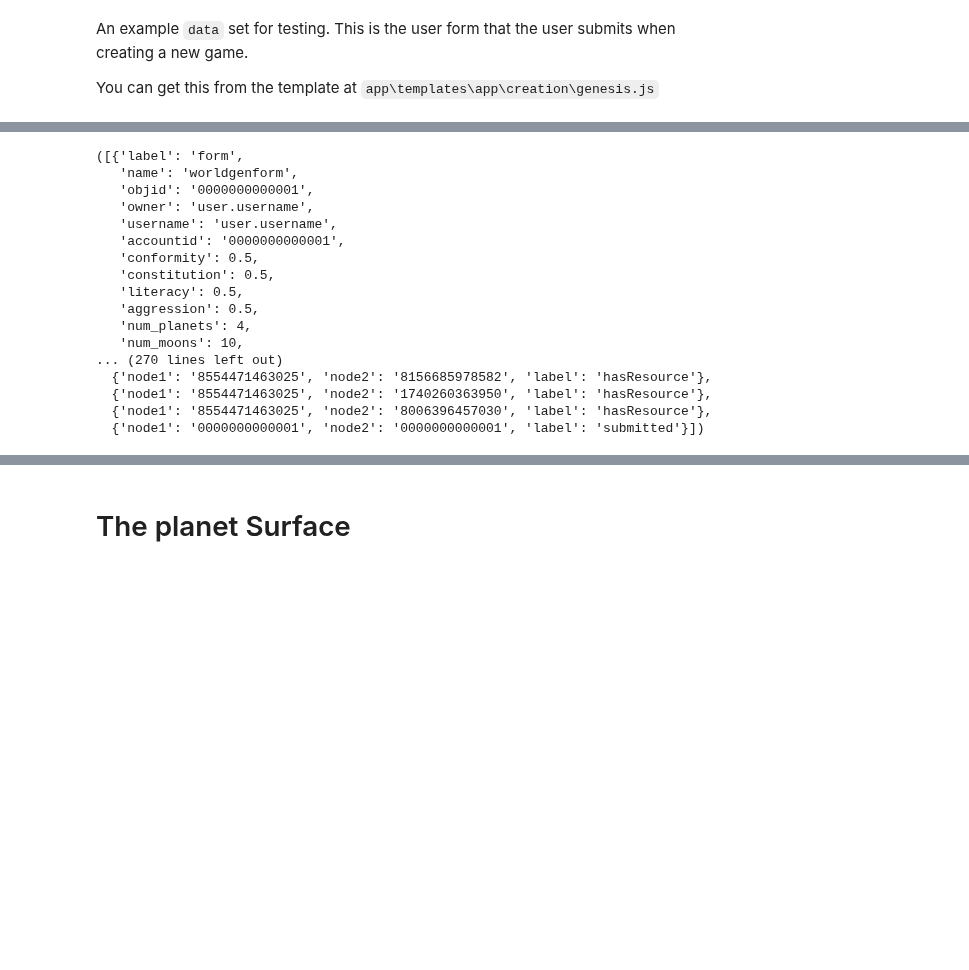
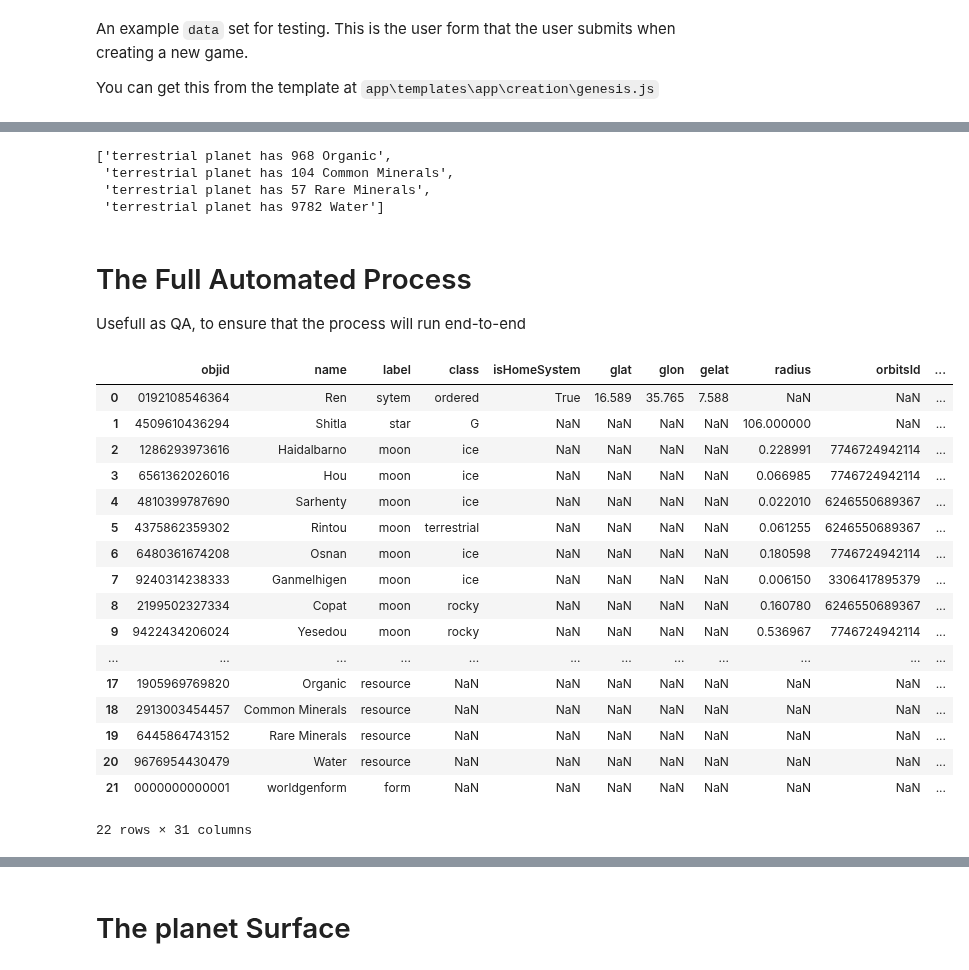
Before and after one commit to BillmanH/exoplanets, a Jupyter notebook: notebooks/planets/Genesis.ipynb, the cells around one changed output, grey strips where cells are left out. Cells and saved outputs as stored; diff of their text form; code cells hidden in the pictures; blank space fills up the shorter version.

```diff
--- a/notebooks/planets/Genesis.ipynb
+++ b/notebooks/planets/Genesis.ipynb
@@ -49,21 +271,36 @@ data = {
+# %%
+[
+    f"{i.location.type} {i.location.label} has {i.volume} {i.name}"
+    for i in home_planet.resources
+]
+# %% [output]
+['terrestrial planet has 968 Organic',
+ 'terrestrial planet has 104 Common Minerals',
+ 'terrestrial planet has 57 Rare Minerals',
+ 'terrestrial planet has 9782 Water']
+# %% [markdown]
+# The Full Automated Process
+
+Usefull as QA, to ensure that the process will run end-to-end
 # %%
 homesystem_data = universe.build_homeSystem(data, username="notebook")
-homesystem_data
+pd.DataFrame(homesystem_data["nodes"])
 # %% [output]
+|  | objid | name | label | class | isHomeSystem | glat | glon | gelat | radius | orbitsId | ... |
+| 0 | 0192108546364 | Ren | sytem | ordered | True | 16.589 | 35.765 | 7.588 | NaN | NaN | ... |
+| 1 | 4509610436294 | Shitla | star | G | NaN | NaN | NaN | NaN | 106.000000 | NaN | ... |
+| 2 | 1286293973616 | Haidalbarno | moon | ice | NaN | NaN | NaN | NaN | 0.228991 | 7746724942114 | ... |
+| 3 | 6561362026016 | Hou | moon | ice | NaN | NaN | NaN | NaN | 0.066985 | 7746724942114 | ... |
+| 4 | 4810399787690 | Sarhenty | moon | ice | NaN | NaN | NaN | NaN | 0.022010 | 6246550689367 | ... |
+| 5 | 4375862359302 | Rintou | moon | terrestrial | NaN | NaN | NaN | NaN | 0.061255 | 6246550689367 | ... |
+| 6 | 6480361674208 | Osnan | moon | ice | NaN | NaN | NaN | NaN | 0.180598 | 7746724942114 | ... |
+| 7 | 9240314238333 | Ganmelhigen | moon | ice | NaN | NaN | NaN | NaN | 0.006150 | 3306417895379 | ... |
+| 8 | 2199502327334 | Copat | moon | rocky | NaN | NaN | NaN | NaN | 0.160780 | 6246550689367 | ... |
+| 9 | 9422434206024 | Yesedou | moon | rocky | NaN | NaN | NaN | NaN | 0.536967 | 7746724942114 | ... |
+| ... | ... | ... | ... | ... | ... | ... | ... | ... | ... | ... | ... |
+| 17 | 1905969769820 | Organic | resource | NaN | NaN | NaN | NaN | NaN | NaN | NaN | ... |
+| 18 | 2913003454457 | Common Minerals | resource | NaN | NaN | NaN | NaN | NaN | NaN | NaN | ... |
+| 19 | 6445864743152 | Rare Minerals | resource | NaN | NaN | NaN | NaN | NaN | NaN | NaN | ... |
+| 20 | 9676954430479 | Water | resource | NaN | NaN | NaN | NaN | NaN | NaN | NaN | ... |
+| 21 | 0000000000001 | worldgenform | form | NaN | NaN | NaN | NaN | NaN | NaN | NaN | ... |
-([{'label': 'form',
-   'name': 'worldgenform',
-   'objid': '0000000000001',
-   'owner': 'user.username',
-   'username': 'user.username',
-   'accountid': '0000000000001',
-   'conformity': 0.5,
-   'constitution': 0.5,
-   'literacy': 0.5,
-   'aggression': 0.5,
-   'num_planets': 4,
-   'num_moons': 10,
-... (270 lines left out)
-  {'node1': '8554471463025', 'node2': '8156685978582', 'label': 'hasResource'},
-  {'node1': '8554471463025', 'node2': '1740260363950', 'label': 'hasResource'},
-  {'node1': '8554471463025', 'node2': '8006396457030', 'label': 'hasResource'},
-  {'node1': '0000000000001', 'node2': '0000000000001', 'label': 'submitted'}])
+22 rows × 31 columns
```
Also changed, not shown: parts of 32 cells of this notebook, 8 other files.
